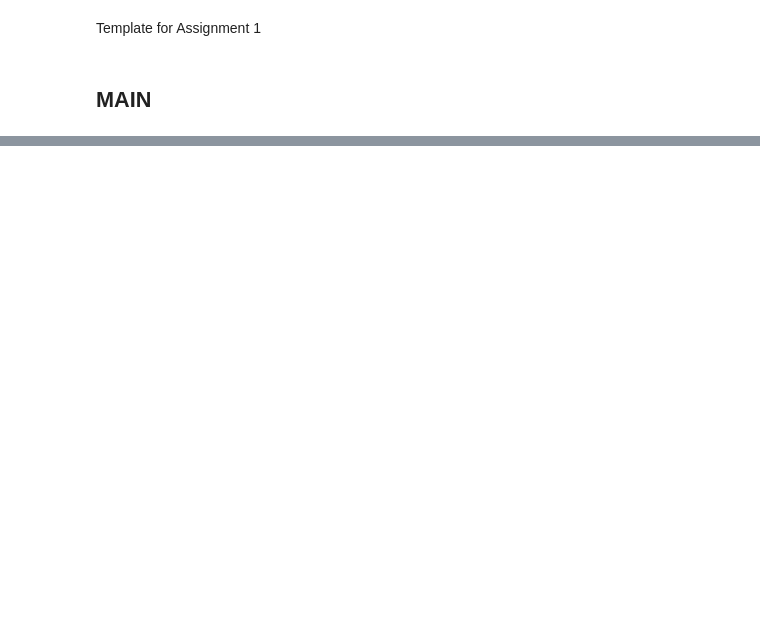
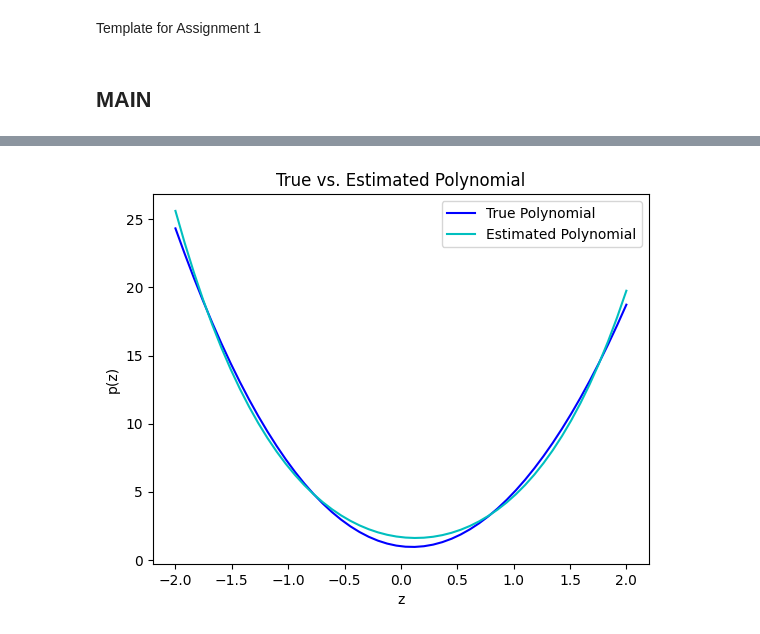
Before and after one commit to cricci3/DeepLearningLab-Assignment1, a Jupyter notebook: CLAUDIO_RICCI.ipynb, the cells around one changed output, grey strips where cells are left out. Saved outputs shown, nothing was run; the diff lists cells and outputs as text; code cells hidden in the pictures; blank space fills up the shorter version.

```diff
--- a/CLAUDIO_RICCI.ipynb
+++ b/CLAUDIO_RICCI.ipynb
@@ -144,0 +185,28 @@ RuntimeError: mat1 and mat2 shapes cannot be multiplied (2500x1 and 2500x1)
+# %%
+'''
+Code for Q8
+'''
+
+z_min, z_max = (-2,2)
+z = np.linspace(z_min, z_max)
+# Compute the true polynomial
+y_true = np.polyval(coeffs[::-1], z)
+
+est_weight = model.weight.flatten().tolist()
+est_bias = model.bias.tolist()
+est_coeffs = est_weight[::-1]
+
+# Compute the estimated polynomial
+# (1 * est_weight[4] + z * est_weight[3] + z**2 * est_weight[2] + z**3 * est_weight[1] + z**4 * est_weight[0] + est_bias[0])
+est_y = np.polyval(est_coeffs, z)+[est_bias[0]]
+
+
+plt.plot(z, y_true, color='b', label='True Polynomial')
+plt.plot(z, est_y, color='c', label='Estimated Polynomial')
+plt.title("True vs. Estimated Polynomial")
+plt.xlabel('z')
+plt.ylabel('p(z)')
+plt.legend()
+plt.show()
+# %% [output]
+[figure, added]
```
Also changed, not shown: parts of 6 cells of this notebook.
